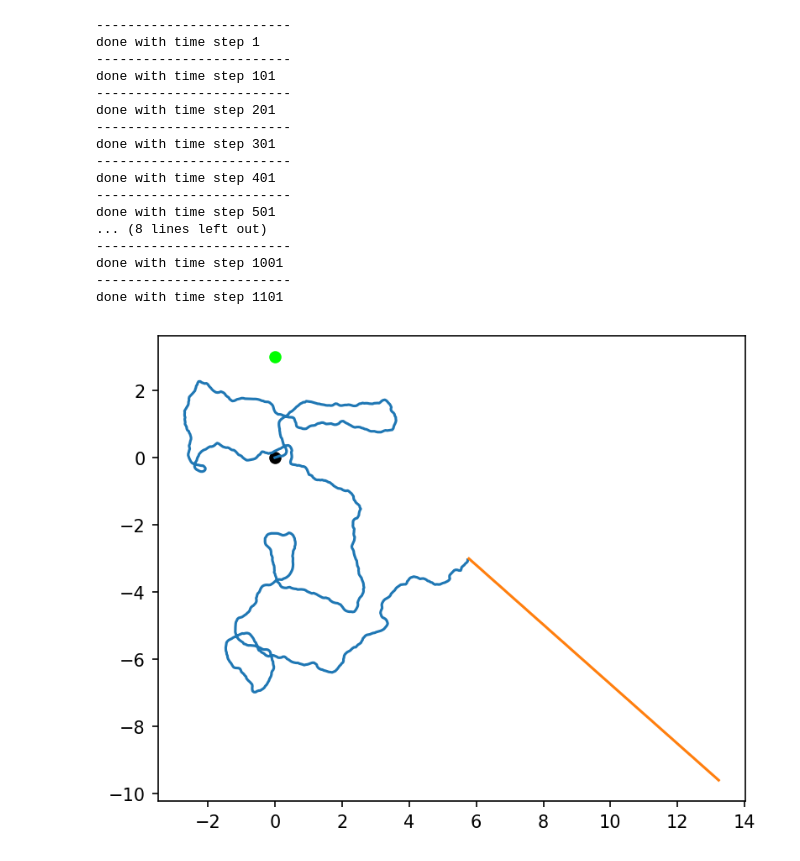
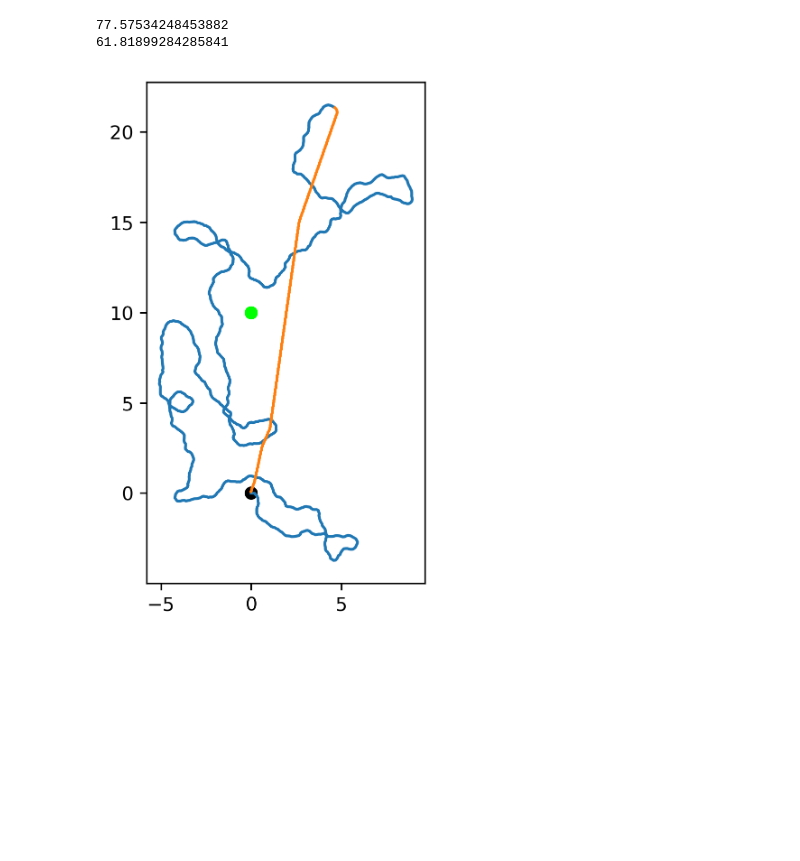
Before and after one commit to evdunbar/artificial-goal-navigation, a Jupyter notebook: numpy_test.ipynb, the cells around one changed output. Drawn from its saved outputs; the diff is of its cells as text; code cells hidden in the pictures; blank space fills up the shorter version.

```diff
--- a/numpy_test.ipynb
+++ b/numpy_test.ipynb
@@ -3,9 +3,7 @@ import matplotlib.pyplot as plt
 import numpy as np
 # %%
 def plot_navigation(position_arr, feeder_position, state_change_time):
-    position_arr = position_arr
-    feeder_position = feeder_position
-    fig = plt.figure(dpi=150)
+    fig = plt.figure(dpi=300)
     ax = fig.add_subplot(111)
     ax.plot(position_arr[:state_change_time,0], position_sequence[:state_change_time,1])
     ax.plot(position_arr[state_change_time:,0], position_sequence[state_change_time:,1])
@@ -132,30 +148,16 @@ graph_test_navigation = AdaptiveVectorNavigation(1000, 18, 0.0075)
 # %%
-position_sequence = np.empty((1200, 2))
+graph_test_navigation = AdaptiveVectorNavigation(1000, 18, 0)
+
+position_sequence = np.empty((2000, 2))
 position_sequence[0] = graph_test_navigation.position
-for i in range(1199):
+for i in range(1999):
     graph_test_navigation.update_navigation()
     position_sequence[i+1] = graph_test_navigation.position
-    if i % 100 == 0:
-        print(f"-------------------------\ndone with time step {i+1}")
+    # if i % 100 == 0:
+    #     print(f"-------------------------\ndone with time step {i+1}")
+print(graph_test_navigation.head_vector_angle * 360 / (2 * np.pi))
+plot_navigation(position_sequence, graph_test_navigation.feeder_position, graph_test_navigation.state_change_time)
 # %% [output]
--------------------------
-done with time step 1
--------------------------
-done with time step 101
--------------------------
-done with time step 201
--------------------------
-done with time step 301
--------------------------
-done with time step 401
--------------------------
-done with time step 501
-... (8 lines left out)
--------------------------
-done with time step 1001
--------------------------
-done with time step 1101
+77.57534248453882
+61.81899284285841
+[figure, added]
-# %%
-plot_navigation(position_sequence, graph_test_navigation.feeder_position, graph_test_navigation.state_change_time)
-# %% [output]
-[figure, removed]
```
Also changed, not shown: parts of 2 cells of this notebook.
